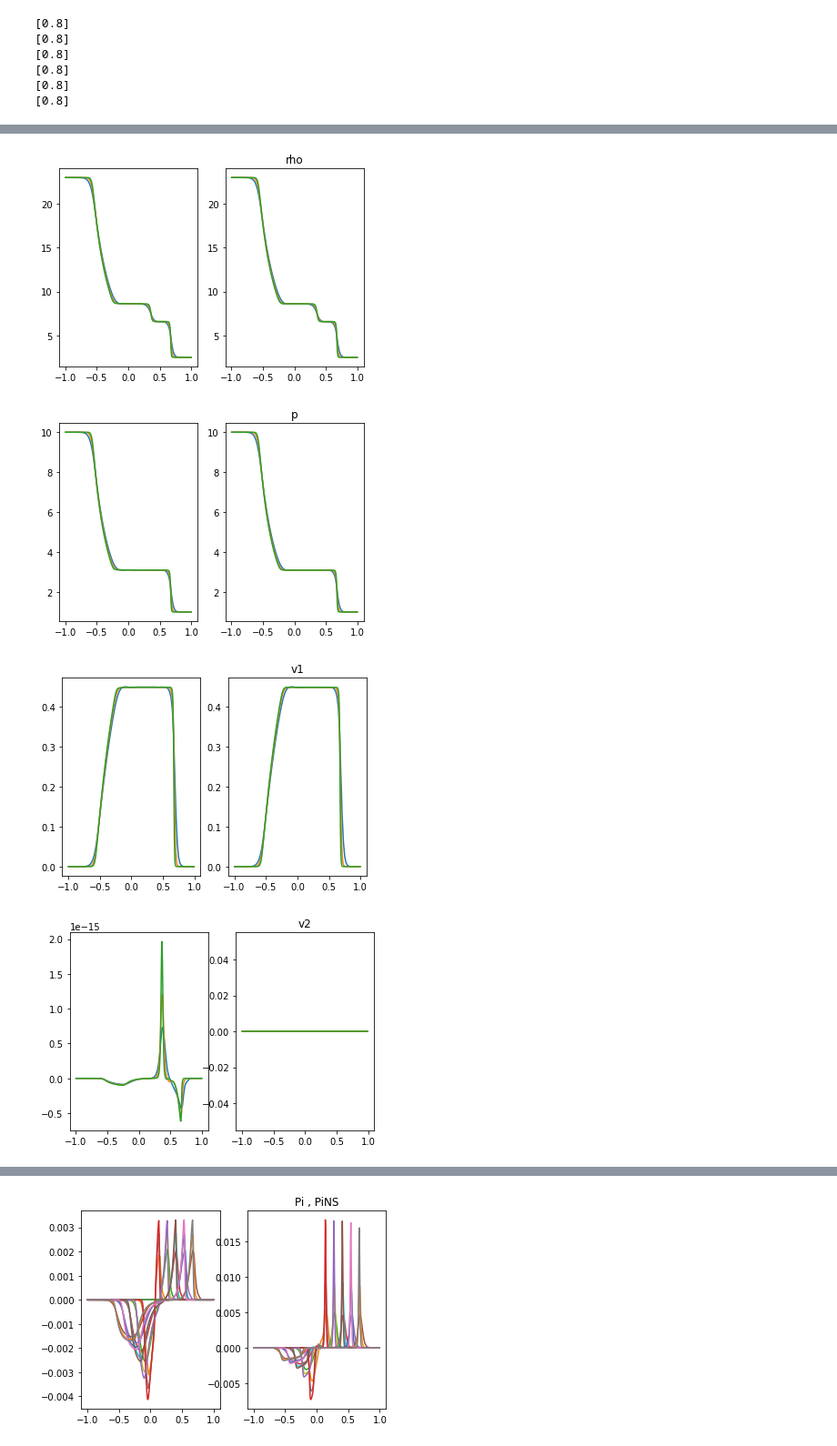
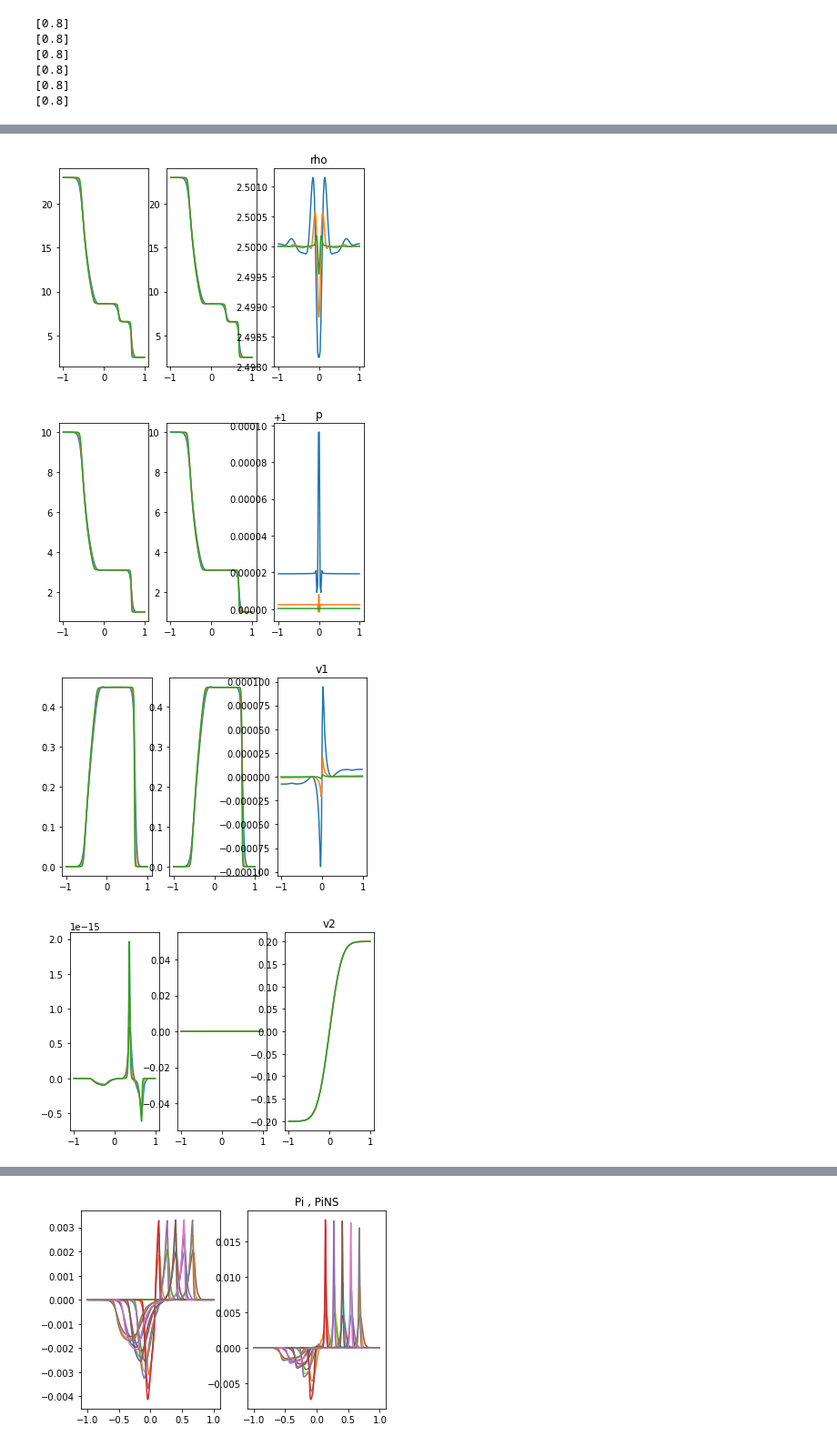
Before and after one commit to MarcusHatton/Plotting, a Jupyter notebook: StillShockScaling.ipynb, the cells around one changed output, grey strips where cells are left out. Shown at 91% size. Saved outputs shown, nothing was run; the diff lists cells and outputs as text; code cells hidden in the pictures.

```diff
--- a/StillShockScaling.ipynb
+++ b/StillShockScaling.ipynb
@@ -74,4 +74,5 @@ fss_ISCE = fss_ISCE[0:resses]
 fss_ID = [fs_ID_100, fs_ID_200, fs_ID_400, fs_ID_800, fs_ID_1600, fs_ID_3200]
 fss_ID = fss_ID[0:resses]
 
-fss = [fss_IS, fss_ISCE]#, fss_ISCE]
+fss = [fss_IS, fss_ISCE, fss_ID]
+print(fss[0][-1])
@@ -108,3 +102,19 @@ for fsIS, fsISCE in zip(fssIS, fssISCE):
 # print(f"Dissipation strength {eta}, "
 #       f"relaxation time {tau_pi}, "
 #       f"timestep {fs_ISCE[0]['Domain'].attrs['dt'][0]}")
+# %%
+print("IS: \n")
+for fs in fss[0]:
+    zeta = fs[0]['Optional'].attrs['zeta'][0]
+    tau_Pi = fs[0]['Optional'].attrs['tau_Pi'][0]
+    print(f"Dissipation strength {zeta}, "
+          f"relaxation time {tau_Pi}, "
+          f"timestep {fs[0]['Domain'].attrs['dt'][0]}")
+
+print("ISCE: \n")
+for fs in fss[1]:
+    zeta = fs[0]['Optional'].attrs['zeta'][0]
+    tau_Pi = fs[0]['Optional'].attrs['tau_Pi'][0]
+    print(f"Dissipation strength {zeta}, "
+          f"relaxation time {tau_Pi}, "
+          f"timestep {fs[0]['Domain'].attrs['dt'][0]}")
@@ -151,7 +172,7 @@ for fs in fss[1]:
 #nslice=fs_IS[0]['Domain'].attrs['ny'][0]//2
 
 for quant in['D','Tau','S1']:
-    fig, axes = plt.subplots(1,2)
+    fig, axes = plt.subplots(1,3)
     for axis, fssISISCE in zip(axes, fss):
         for fs in fssISISCE:
             axis.plot(fs[-1]['Domain/x'], fs[-1]['Conserved/'+quant][:])#,label=rf"$t=${f.attrs['t'][0]:.2e}")
@@ -176,7 +197,7 @@ for quant in['D','Tau','S1']:
 # %%
 print("INITIAL DATA")
 for quant in['n','rho','p','v1','v2']:
-    fig, axes = plt.subplots(1,2)
+    fig, axes = plt.subplots(1,3)
     for axis, fssISISCE in zip(axes, fss):
         for fs in fssISISCE:
             axis.plot(fs[0]['Domain/x'], fs[0]['Primitive/'+quant][:])#=rf"$t=${f.attrs['t'][0]:.2e}")
@@ -198,11 +219,12 @@ INITIAL DATA
 <Figure size 432x288 with 0 Axes>
 # %%
 for quant in['n','rho','p','v1','v2']:
-    fig, axes = plt.subplots(1,2)
+    fig, axes = plt.subplots(1,3)
     for axis, fssISISCE in zip(axes, fss):
         for fs in fssISISCE:
             axis.plot(fs[-1]['Domain/x'], fs[-1]['Primitive/'+quant][:])
         plt.title(quant)
     #plt.legend()
+
     plt.savefig("ComparePlots/Prims_"+quant+".pdf")
 # %% [output]
@@ -210,4 +232,4 @@ for quant in['n','rho','p','v1','v2']:
-[figure, old version]
+[figure, new version]
-[figure, old version]
+[figure, new version]
-[figure, old version]
+[figure, new version]
-[figure, old version]
+[figure, new version]
```
Also changed, not shown: parts of 7 cells of this notebook, 2 other files.
